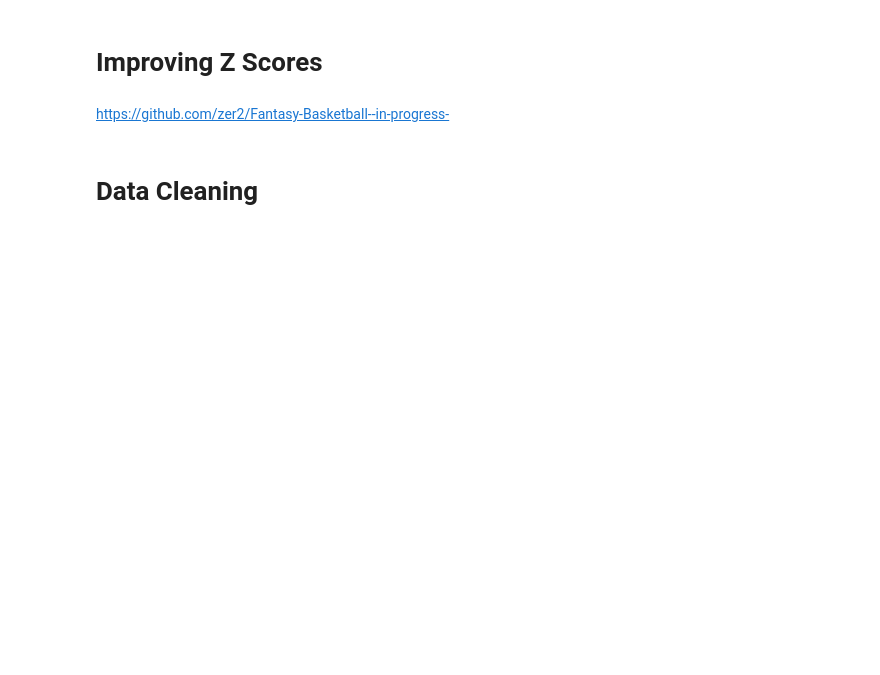
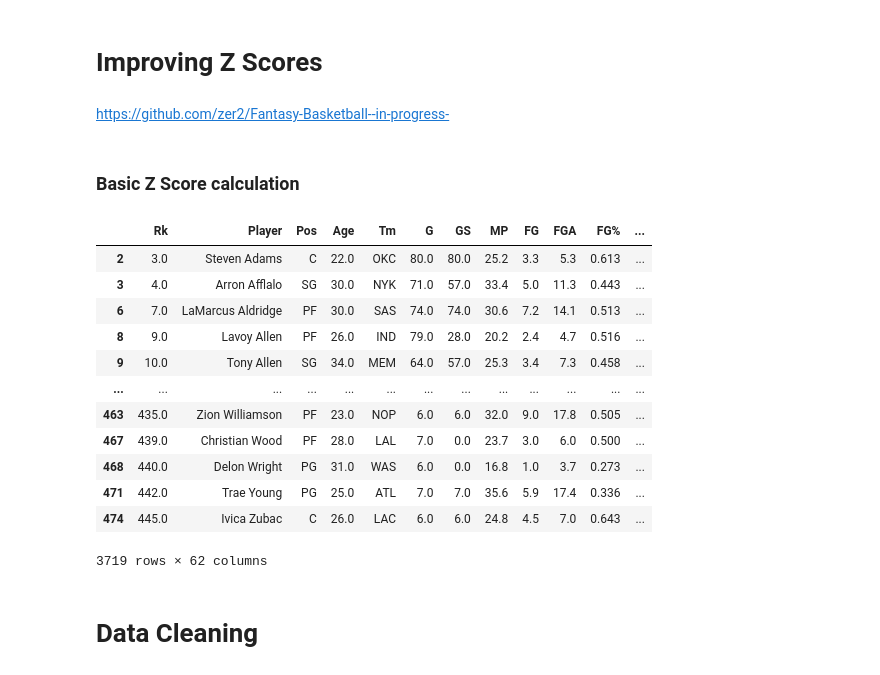
Before and after one commit to vchen-98/fantasy_bball, a Jupyter notebook: working_notebook.ipynb, the cells around one changed output. Saved outputs shown, nothing was run; the diff lists cells and outputs as text; code cells hidden in the pictures; blank space fills up the shorter version.

Commit message:
z scores done

```diff
--- a/working_notebook.ipynb
+++ b/working_notebook.ipynb
@@ -390,6 +395,40 @@ Name: FG%, dtype: float64
 # Improving Z Scores
 # %% [markdown]
 https://github.com/zer2/Fantasy-Basketball--in-progress-
+# %% [markdown]
+### Basic Z Score calculation
+# %%
+# Extract the player names (assuming 'Player' is a column in your dataset)
+player_names = clean_df['Player']
+
+# Calculate the mean and standard deviation for each category
+category_means = clean_df.mean()
+category_std = clean_df.std()
+
+# Calculate Z-scores for each player and category
+z_score_calc = (clean_df - category_means) / category_std
+
+# Rename columns in the z_scores DataFrame to indicate they are Z-scores
+z_score_calc.columns = [f'{col}_Z' for col in z_score_calc.columns]
+
+# Combine the original values and Z-scores into a new DataFrame
+df_z = pd.concat([clean_df, z_score_calc], axis=1)
+# %%
+df_z
+# %% [output]
+|  | Rk | Player | Pos | Age | Tm | G | GS | MP | FG | FGA | FG% | ... |
+| 2 | 3.0 | Steven Adams | C | 22.0 | OKC | 80.0 | 80.0 | 25.2 | 3.3 | 5.3 | 0.613 | ... |
+| 3 | 4.0 | Arron Afflalo | SG | 30.0 | NYK | 71.0 | 57.0 | 33.4 | 5.0 | 11.3 | 0.443 | ... |
+| 6 | 7.0 | LaMarcus Aldridge | PF | 30.0 | SAS | 74.0 | 74.0 | 30.6 | 7.2 | 14.1 | 0.513 | ... |
+| 8 | 9.0 | Lavoy Allen | PF | 26.0 | IND | 79.0 | 28.0 | 20.2 | 2.4 | 4.7 | 0.516 | ... |
+| 9 | 10.0 | Tony Allen | SG | 34.0 | MEM | 64.0 | 57.0 | 25.3 | 3.4 | 7.3 | 0.458 | ... |
+| ... | ... | ... | ... | ... | ... | ... | ... | ... | ... | ... | ... | ... |
+| 463 | 435.0 | Zion Williamson | PF | 23.0 | NOP | 6.0 | 6.0 | 32.0 | 9.0 | 17.8 | 0.505 | ... |
+| 467 | 439.0 | Christian Wood | PF | 28.0 | LAL | 7.0 | 0.0 | 23.7 | 3.0 | 6.0 | 0.500 | ... |
+| 468 | 440.0 | Delon Wright | PG | 31.0 | WAS | 6.0 | 0.0 | 16.8 | 1.0 | 3.7 | 0.273 | ... |
+| 471 | 442.0 | Trae Young | PG | 25.0 | ATL | 7.0 | 7.0 | 35.6 | 5.9 | 17.4 | 0.336 | ... |
+| 474 | 445.0 | Ivica Zubac | C | 26.0 | LAC | 6.0 | 6.0 | 24.8 | 4.5 | 7.0 | 0.643 | ... |
+3719 rows × 62 columns
 # %% [markdown]
 # Data Cleaning
 # %%
```
Also changed, not shown: parts of 2 cells of this notebook, 11 other files.
